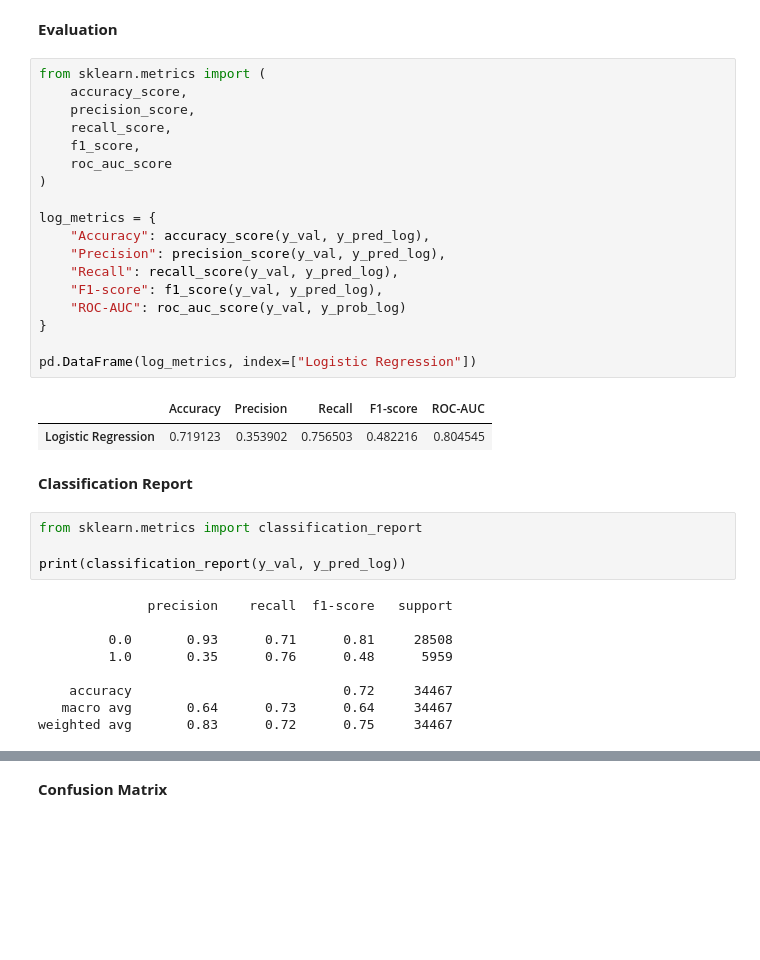
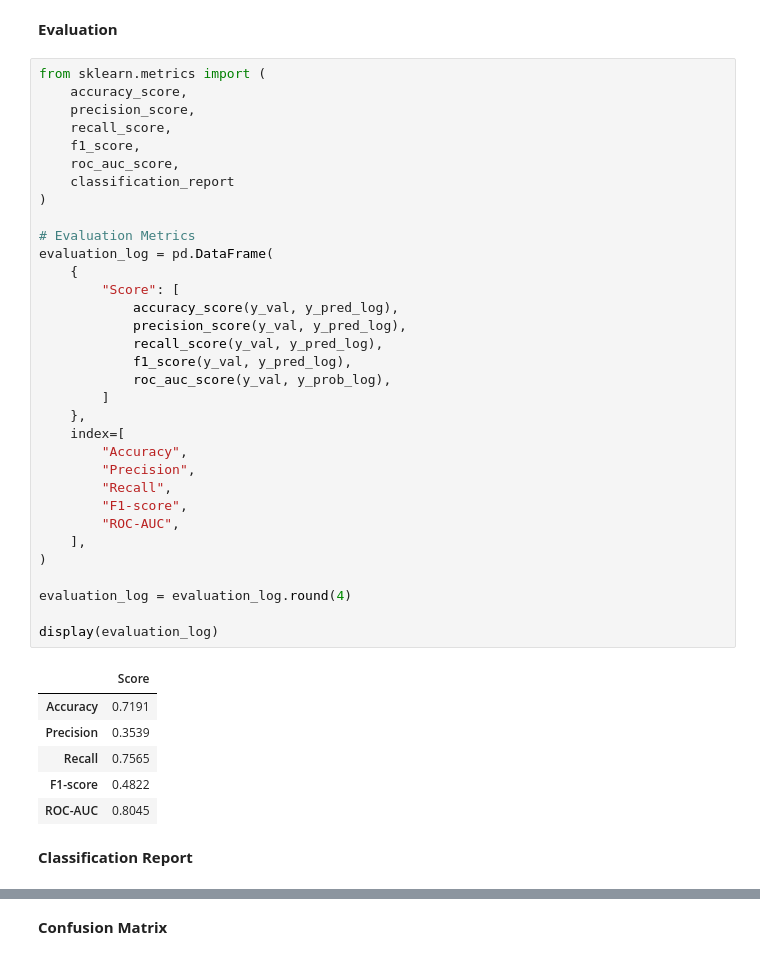
Before and after one commit to Nhungktn/Diabetes-Risk-Prediction, a Jupyter notebook: Diabetes_Risk_Prediction.ipynb, the cells around one changed output, grey strips where cells are left out. Saved outputs shown, nothing was run; the diff lists cells and outputs as text; blank space fills up the shorter version.

Commit message:
feat: complete model evaluation and comparison

```diff
--- a/Diabetes_Risk_Prediction.ipynb
+++ b/Diabetes_Risk_Prediction.ipynb
@@ -795,36 +807,42 @@ y_prob_log = log_model.predict_proba(X_val_scaled)[:, 1]
 # %%
 from sklearn.metrics import (
     accuracy_score,
     precision_score,
     recall_score,
     f1_score,
-    roc_auc_score
+    roc_auc_score,
+    classification_report
 )
 
-log_metrics = {
-    "Accuracy": accuracy_score(y_val, y_pred_log),
-    "Precision": precision_score(y_val, y_pred_log),
-    "Recall": recall_score(y_val, y_pred_log),
-    "F1-score": f1_score(y_val, y_pred_log),
-    "ROC-AUC": roc_auc_score(y_val, y_prob_log)
-}
+# Evaluation Metrics
+evaluation_log = pd.DataFrame(
+    {
+        "Score": [
+            accuracy_score(y_val, y_pred_log),
+            precision_score(y_val, y_pred_log),
+            recall_score(y_val, y_pred_log),
+            f1_score(y_val, y_pred_log),
+            roc_auc_score(y_val, y_prob_log),
+        ]
+    },
+    index=[
+        "Accuracy",
+        "Precision",
+        "Recall",
+        "F1-score",
+        "ROC-AUC",
+    ],
+)
 
-pd.DataFrame(log_metrics, index=["Logistic Regression"])
+evaluation_log = evaluation_log.round(4)
+
+display(evaluation_log)
 # %% [output]
-|  | Accuracy | Precision | Recall | F1-score | ROC-AUC |
-| Logistic Regression | 0.719123 | 0.353902 | 0.756503 | 0.482216 | 0.804545 |
+|  | Score |
+| Accuracy | 0.7191 |
+| Precision | 0.3539 |
+| Recall | 0.7565 |
+| F1-score | 0.4822 |
+| ROC-AUC | 0.8045 |
 # %% [markdown]
 **Classification Report**
-# %%
-from sklearn.metrics import classification_report
-
-print(classification_report(y_val, y_pred_log))
-# %% [output]
-              precision    recall  f1-score   support
-
-         0.0       0.93      0.71      0.81     28508
-         1.0       0.35      0.76      0.48      5959
-
-    accuracy                           0.72     34467
-   macro avg       0.64      0.73      0.64     34467
-weighted avg       0.83      0.72      0.75     34467
```
Also changed, not shown: parts of 51 cells of this notebook.
